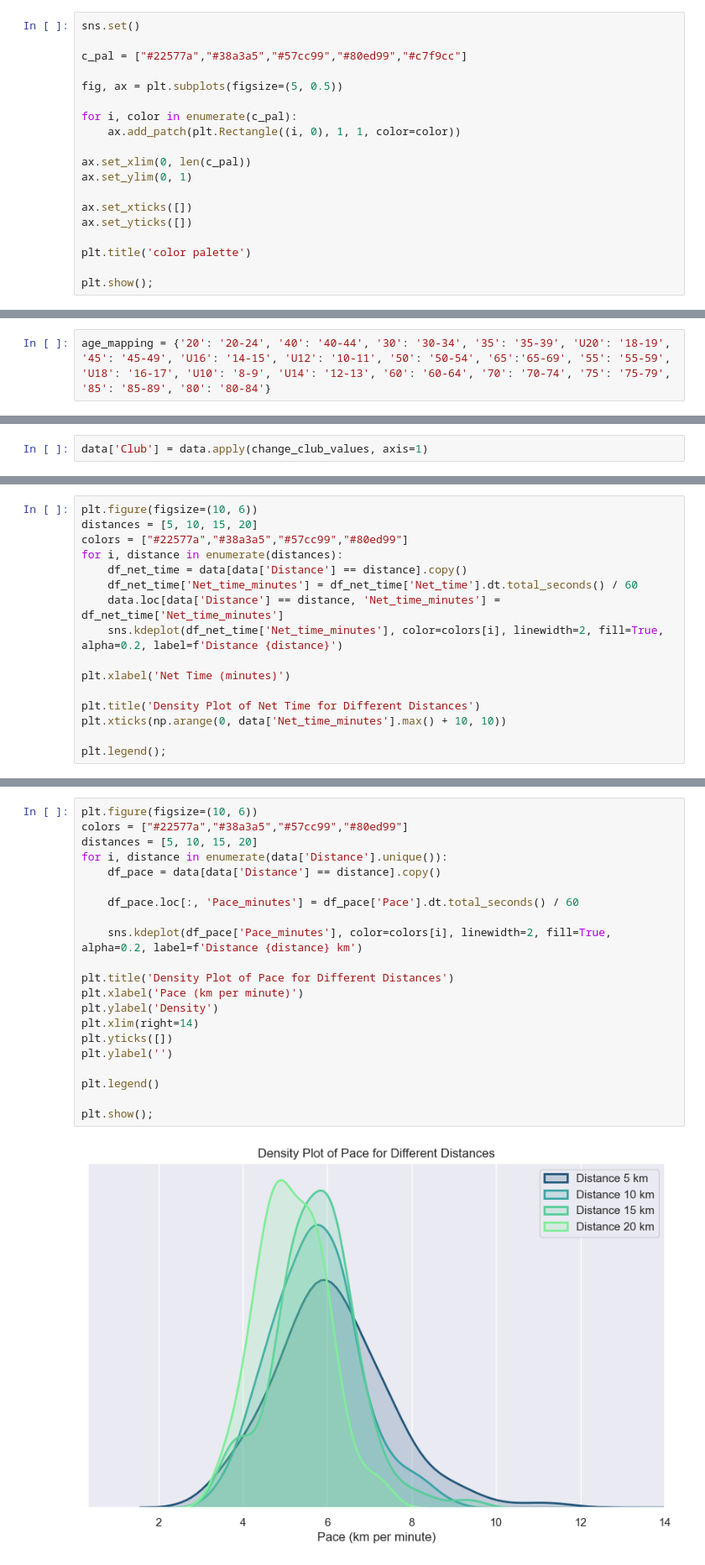
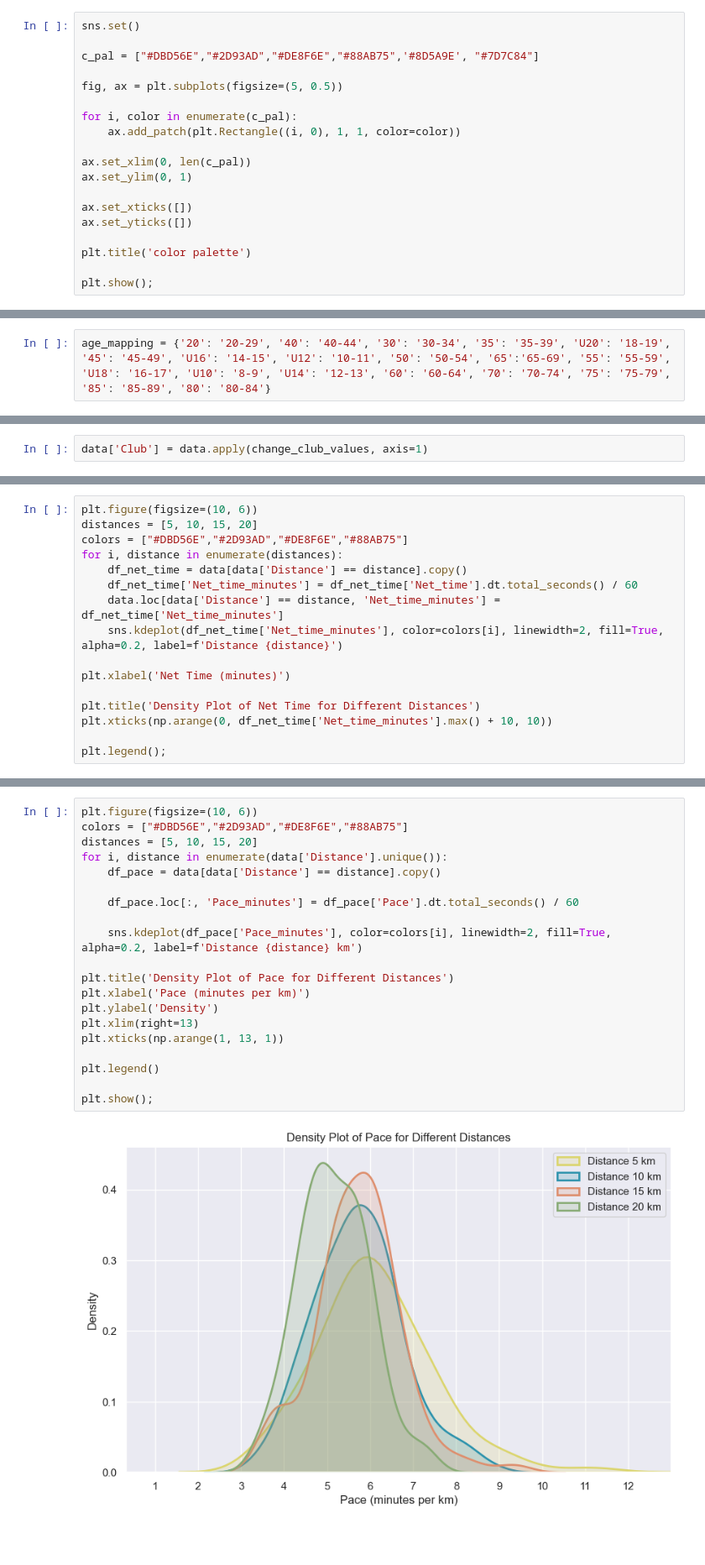
Before and after one commit to scheinmensch/Plaenterwaldlauf, a Jupyter notebook: Analysis.ipynb, the cells around one changed output, grey strips where cells are left out. Shown: that part at 84% size. Drawn from its saved outputs; the diff is of its cells as text; blank space fills up the shorter version.

Commit message:
new colors, more plots

```diff
--- a/Analysis.ipynb
+++ b/Analysis.ipynb
@@ -10,7 +10,7 @@ from datetime import timedelta
 # %%
 sns.set()
 
-c_pal = ["#22577a","#38a3a5","#57cc99","#80ed99","#c7f9cc"]
+c_pal = ["#DBD56E","#2D93AD","#DE8F6E","#88AB75",'#8D5A9E', "#7D7C84"]
 
 fig, ax = plt.subplots(figsize=(5, 0.5))
 
@@ -137,7 +137,7 @@ array(['20', '40', '30', '35', 'U20', '45', 'U16', 'U12', '50', '65',
        '55', 'U18', 'U10', 'U14', '60', '70', '75', '85', '80'],
       dtype=object)
 # %%
-age_mapping = {'20': '20-24', '40': '40-44', '30': '30-34', '35': '35-39', 'U20': '18-19', '45': '45-49', 'U16': '14-15', 'U12': '10-11', '50': '50-54', '65':'65-69', '55': '55-59', 'U18': '16-17', 'U10': '8-9', 'U14': '12-13', '60': '60-64', '70': '70-74', '75': '75-79', '85': '85-89', '80': '80-84'}
+age_mapping = {'20': '20-29', '40': '40-44', '30': '30-34', '35': '35-39', 'U20': '18-19', '45': '45-49', 'U16': '14-15', 'U12': '10-11', '50': '50-54', '65':'65-69', '55': '55-59', 'U18': '16-17', 'U10': '8-9', 'U14': '12-13', '60': '60-64', '70': '70-74', '75': '75-79', '85': '85-89', '80': '80-84'}
 # %%
 data['Age'] = data['Age'].replace(age_mapping)
 # %% [markdown]
@@ -319,7 +321,7 @@ The were quite a lot of participants members in a (running) club.
 # %%
 plt.figure(figsize=(10, 6))
 distances = [5, 10, 15, 20]
-colors = ["#22577a","#38a3a5","#57cc99","#80ed99"]
+colors = ["#DBD56E","#2D93AD","#DE8F6E","#88AB75"]
 for i, distance in enumerate(distances):
     df_net_time = data[data['Distance'] == distance].copy()
     df_net_time['Net_time_minutes'] = df_net_time['Net_time'].dt.total_seconds() / 60
@@ -329,7 +331,7 @@ for i, distance in enumerate(distances):
 plt.xlabel('Net Time (minutes)')
 
 plt.title('Density Plot of Net Time for Different Distances')
-plt.xticks(np.arange(0, data['Net_time_minutes'].max() + 10, 10))
+plt.xticks(np.arange(0, df_net_time['Net_time_minutes'].max() + 10, 10))
 
 plt.legend();
 # %% [output]
@@ -342,23 +347,22 @@ You can also see that the runners of the longer distances are faster overall. If
 # %%
 plt.figure(figsize=(10, 6))
-colors = ["#22577a","#38a3a5","#57cc99","#80ed99"]
+colors = ["#DBD56E","#2D93AD","#DE8F6E","#88AB75"]
 distances = [5, 10, 15, 20]
 for i, distance in enumerate(data['Distance'].unique()):
     df_pace = data[data['Distance'] == distance].copy()
 
     df_pace.loc[:, 'Pace_minutes'] = df_pace['Pace'].dt.total_seconds() / 60
 
     sns.kdeplot(df_pace['Pace_minutes'], color=colors[i], linewidth=2, fill=True, alpha=0.2, label=f'Distance {distance} km')
 
 plt.title('Density Plot of Pace for Different Distances')
-plt.xlabel('Pace (km per minute)')
+plt.xlabel('Pace (minutes per km)')
 plt.ylabel('Density')
-plt.xlim(right=14)
-plt.yticks([])
-plt.ylabel('')
+plt.xlim(right=13)
+plt.xticks(np.arange(1, 13, 1))
 
 plt.legend()
 
 plt.show();
 # %% [output]
-[figure, old version]
+[figure, new version]
```
Also changed, not shown: parts of 21 cells of this notebook.
